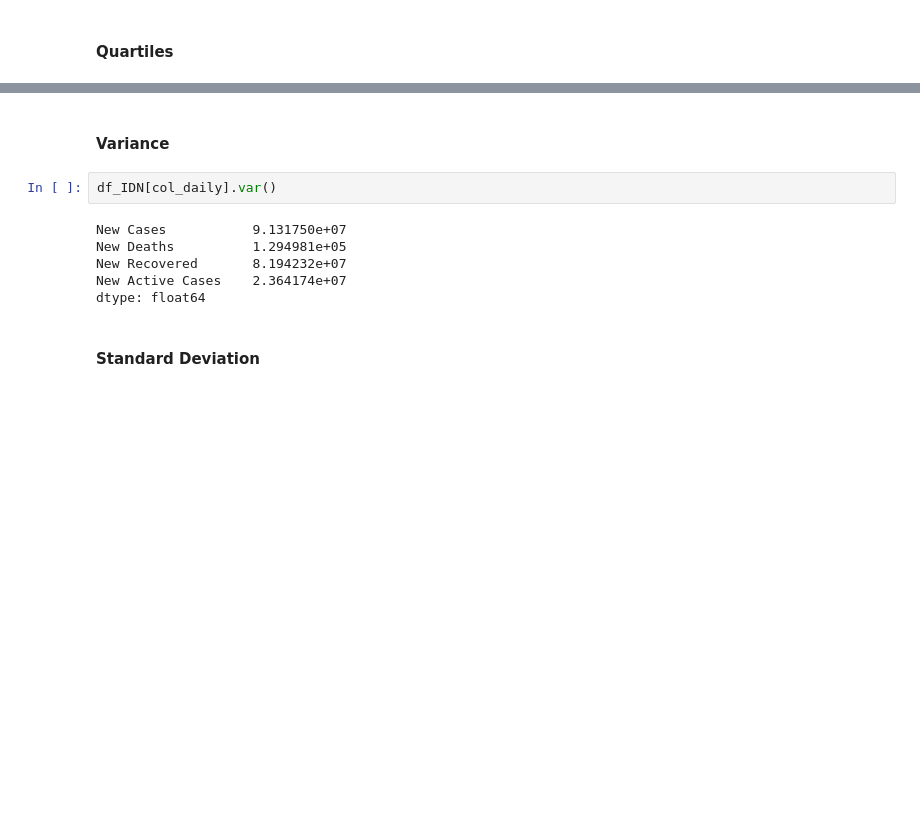
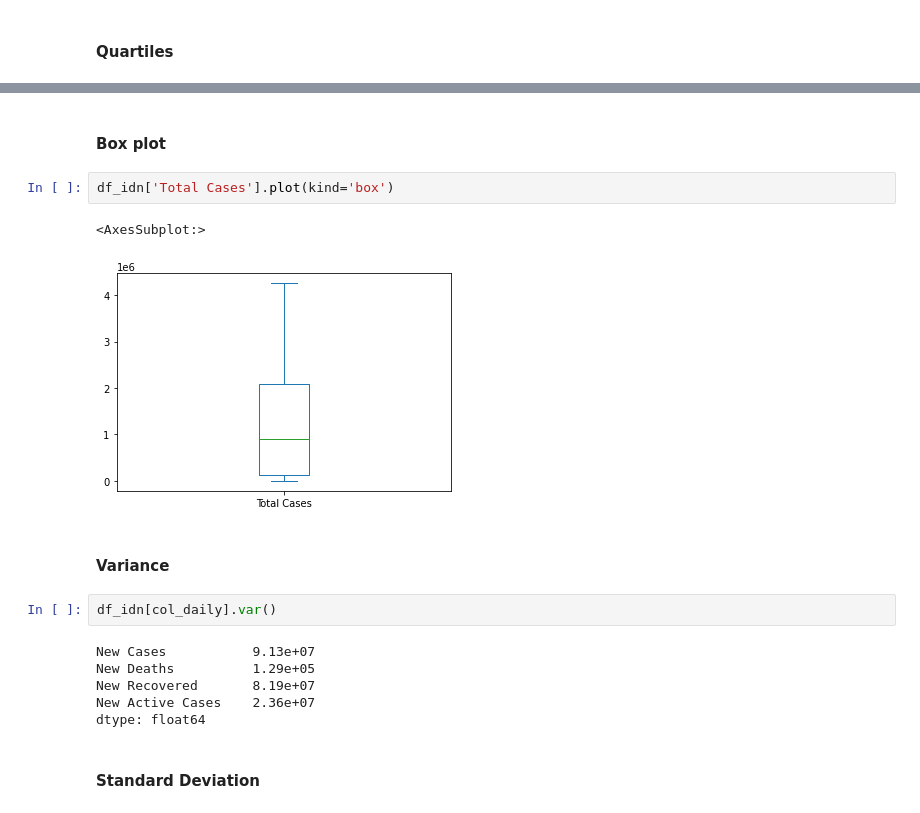
Before and after one commit to NikkiSatmaka/ftds_learning_journal, a Jupyter notebook: phase_0/week_3/h8dsft_Descriptive.ipynb, the cells around one changed output, grey strips where cells are left out. Drawn from its saved outputs; the diff is of its cells as text; blank space fills up the shorter version.

```diff
--- a/phase_0/week_3/h8dsft_Descriptive.ipynb
+++ b/phase_0/week_3/h8dsft_Descriptive.ipynb
@@ -300,15 +336,22 @@ df_IDN[col_daily].quantile([0.25, 0.5, 0.75])
 | 0.25 | 1044.25 | 47.25 | 889.75 | -619.75 |
 | 0.50 | 4070.50 | 112.00 | 3855.00 | 118.50 |
 | 0.75 | 6737.75 | 193.75 | 6976.75 | 639.75 |
+# %% [markdown]
+#### Box plot
+# %%
+df_idn['Total Cases'].plot(kind='box')
+# %% [output]
+<AxesSubplot:>
+[figure, added]
 # %% [markdown]
 #### Variance
 # %%
-df_IDN[col_daily].var()
+df_idn[col_daily].var()
 # %% [output]
-New Cases           9.131750e+07
-New Deaths          1.294981e+05
-New Recovered       8.194232e+07
-New Active Cases    2.364174e+07
+New Cases           9.13e+07
+New Deaths          1.29e+05
+New Recovered       8.19e+07
+New Active Cases    2.36e+07
 dtype: float64
 # %% [markdown]
 #### Standard Deviation
```
Also changed, not shown: parts of 52 cells of this notebook, 1 other file.
